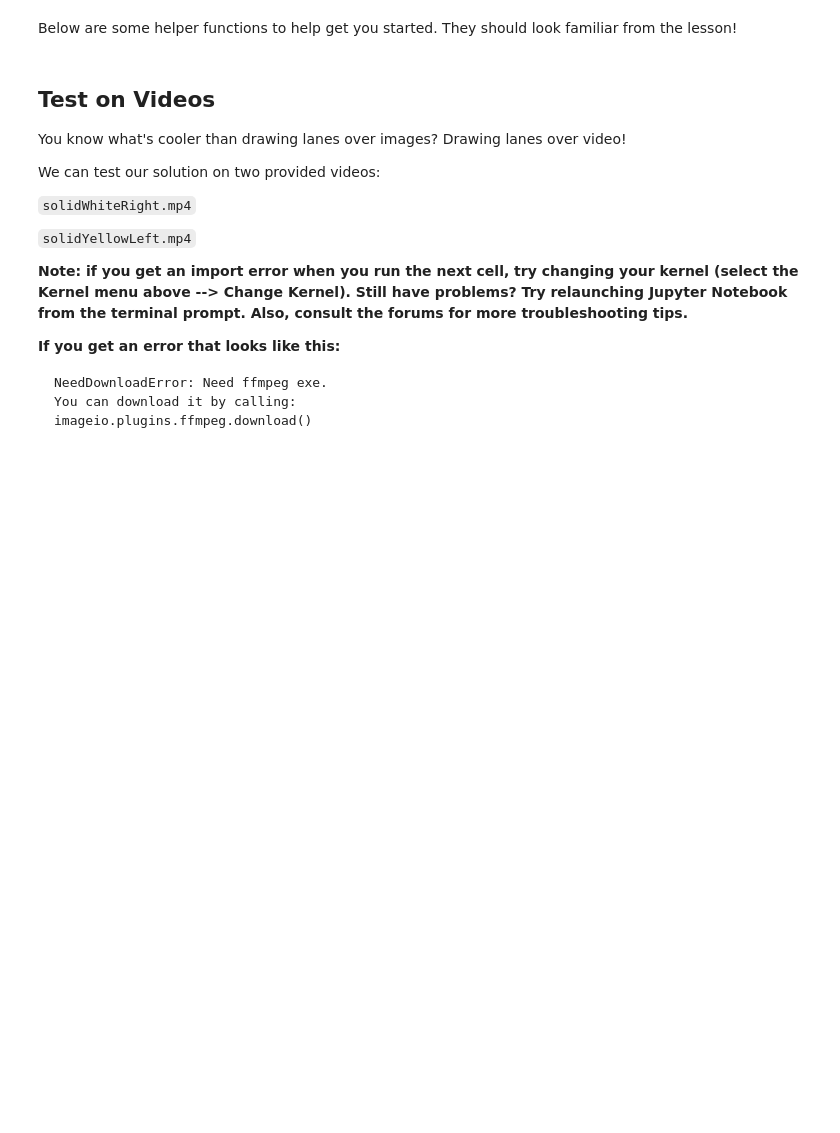
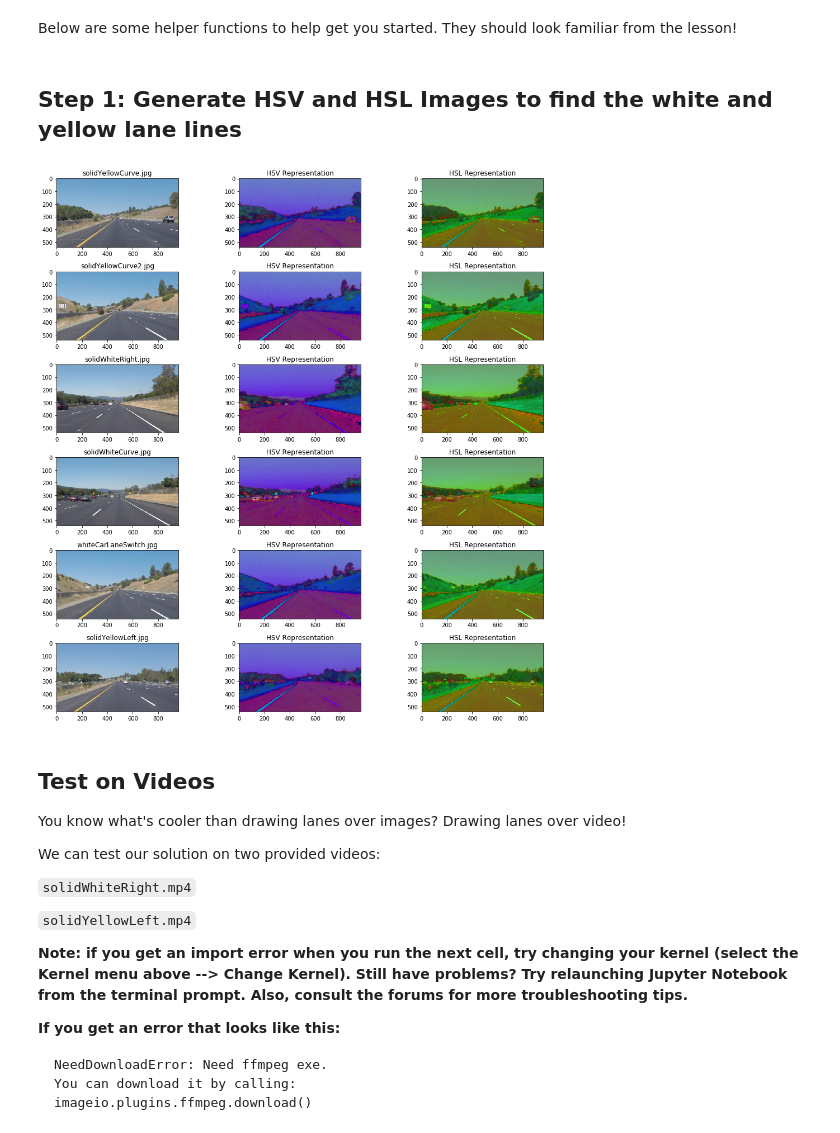
Before and after one commit to aliasaswad/CarND-LaneLines-P1, a Jupyter notebook: P1.ipynb, the cells around one changed output. Saved outputs shown, nothing was run; the diff lists cells and outputs as text; code cells hidden in the pictures; blank space fills up the shorter version.

Commit message:
step1 RGB color representation

```diff
--- a/P1.ipynb
+++ b/P1.ipynb
@@ -120,6 +120,35 @@ Try tuning the various parameters, especially the low and high Canny thresholds
 Below are some helper functions to help get you started. They should look familiar from the lesson!
 # %%
 import math
+
+def show_images(images_list, caption=[]):
+    cols=3
+    fig_size=(14,14)
+
+    cmap = None
+    num_img = len(images_list)
+    rows = num_img / cols
+    plt.figure(figsize=fig_size)
+    for i in range(num_img):
+        plt.subplot(rows, cols, i+1)
+        if len(images_list[i].shape) == 2:
+            cmap = 'gray'
+        if len(caption) > 0:
+            plt.title(caption[i])
+        plt.imshow(images_list[i], cmap=cmap)
+
+    plt.tight_layout()
+    plt.show()
+
+def read_image(img):
+    return mpimg.imread(os.path.join(img))
+
+def rgb2hsl(img):
+    return cv2.cvtColor(img, cv2.COLOR_RGB2HLS)
+
+def rgb2hsv(img):
+    return cv2.cvtColor(img, cv2.COLOR_RGB2HSV)
+
 
 def grayscale(img):
     """Applies the Grayscale transform
@@ -218,3 +244,23 @@ def weighted_img(img, initial_img, α=0.8, β=1., γ=0.):
+# %%
+all_images = [read_image(path + name) for name in org_img_names]
+# show_images(all_images, org_img_names)
+# %% [markdown]
+## Step 1: Generate HSV and HSL Images to find the white and yellow lane lines
+# %%
+color_mix_image = []
+color_mix_name  = []
+for i in range(len(all_images)):
+    color_mix_image.append(all_images[i])
+    color_mix_name.append(org_img_names[i])
+
+    color_mix_image.append(rgb2hsv(all_images[i]))
+    color_mix_name.append("HSV Representation")
+
+    color_mix_image.append(rgb2hsl(all_images[i]))
+    color_mix_name.append("HSL Representation")
+show_images(color_mix_image, color_mix_name)
+# %% [output]
+[figure, added]
 # %% [markdown]
 ## Test on Videos
 
```
Also changed, not shown: parts of 1 cell of this notebook.
